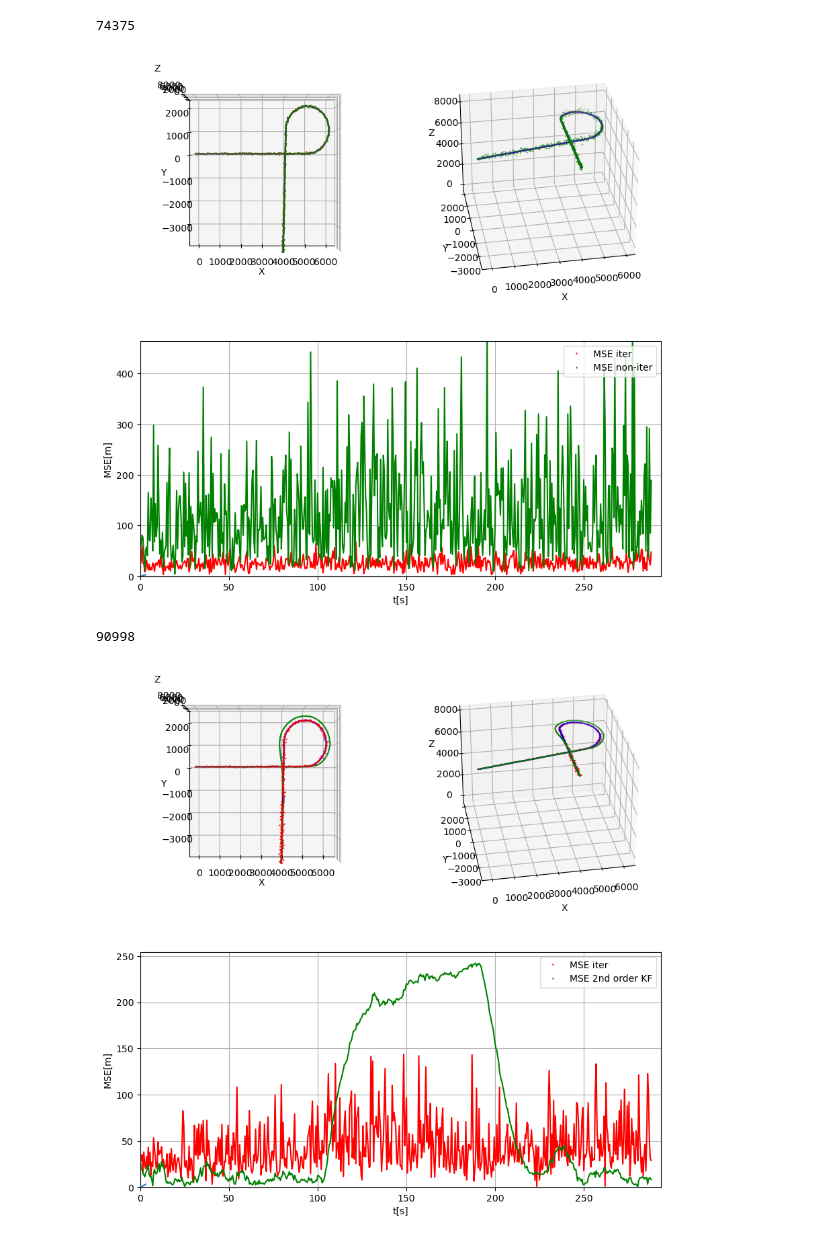
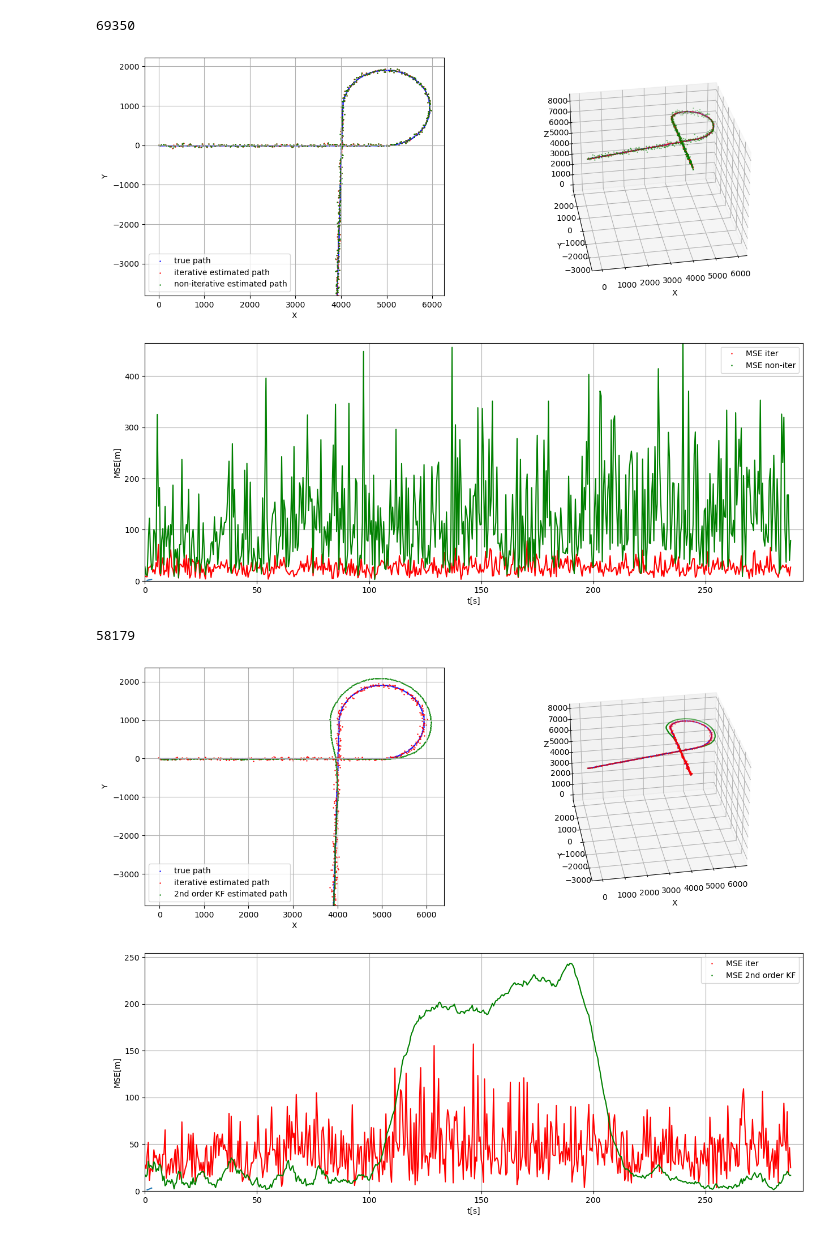
Before and after one commit to EilamNir/noisy-triangulation, a Jupyter notebook: python/src/animations.ipynb, the cells around one changed output. Drawn from its saved outputs; the diff is of its cells as text; code cells hidden in the pictures.

```diff
--- a/python/src/animations.ipynb
+++ b/python/src/animations.ipynb
@@ -209,29 +212,31 @@ estimation_error_iter = np.square(estimated_path-path1.path)
 MSE_non_it_est = np.sqrt(estimation_error_iter)
 
 # Plot the estimated path
-fig = plt.figure(figsize = (10, 10))
-ax1 = fig.add_subplot(2, 2, 1, projection='3d')
+fig = plt.figure(figsize = (15, 12))
+ax1 = fig.add_subplot(2, 2, 1)
 ax2 = fig.add_subplot(2, 2, 2, projection='3d')
 ax3 = fig.add_subplot(2, 1, 2)
 
-ax1.view_init(elev=90, azim=-90)
+# ax1.view_init(elev=90, azim=-90)
 ax1.set_xlabel('X')
 ax1.set_ylabel('Y')
-ax1.set_zlabel('Z')
+# ax1.set_zlabel('Z')
 ax2.view_init(elev=30, azim=-100)
 ax2.set_xlabel('X')
 ax2.set_ylabel('Y')
 ax2.set_zlabel('Z')
 ax1.set_xlim(-309.13899397680444, 6252.188891713847)
 ax1.set_ylim(-3805.23525458847, 2213.6958258307727)
-ax1.set_zlim(4542.0096036363275, 8323.433543469622)
+# ax1.set_zlim(4542.0096036363275, 8323.433543469622)
 ax2.set_xlim(-309.13899397680444, 6252.188891713847)
 ax2.set_ylim(-3805.23525458847, 2213.6958258307727)
 ax2.set_zlim(4542.0096036363275, 8323.433543469622)
 
 
-l1_1 = ax1.scatter([], [], [], color='blue', s=0.5)
-l1_2 = ax1.scatter([], [], [], color='red', s=0.5)
+l1_1 = ax1.scatter([], [], color='blue', s=0.5, label=f'true path')
+l1_2 = ax1.scatter([], [], color='red', s=0.5, label=f'estimated path')
+ax1.legend(loc='lower left')
+ax1.grid()
 
 l2_1 = ax2.scatter([], [], [], color='blue', s=0.5)
 l2_2 = ax2.scatter([], [], [], color='red', s=0.5)
@@ -262,8 +267,8 @@ with writer.saving(fig, "animations/non_iterative_estimator.gif", 200):
         l2_1.remove()
         l2_2.remove()
 
-        l1_1 = ax1.scatter(path1.path[:i, 0], path1.path[:i, 1], path1.path[:i, 2], color='blue', s=0.5)
-        l1_2 = ax1.scatter(estimated_path[:i, 0], estimated_path[:i, 1], estimated_path[:i, 2], color='red', s=0.5)
+        l1_1 = ax1.scatter(path1.path[:i, 0], path1.path[:i, 1], color='blue', s=0.5, label=f'true path')
+        l1_2 = ax1.scatter(estimated_path[:i, 0], estimated_path[:i, 1], color='red', s=0.5, label=f'estimated path')
         l2_1 = ax2.scatter(path1.path[:i, 0], path1.path[:i, 1], path1.path[:i, 2], color='blue', s=0.5)
         l2_2 = ax2.scatter(estimated_path[:i, 0], estimated_path[:i, 1], estimated_path[:i, 2], color='red', s=0.5)
 
@@ -329,31 +334,34 @@ MSE_non_it_est = np.sqrt(np.sum(np.square(estimated_path_non_it-path1.path), 1))
 
 
 # Plot the estimated paths
-fig = plt.figure(figsize = (10, 10))
-ax1 = fig.add_subplot(2, 2, 1, projection='3d')
+fig = plt.figure(figsize = (15, 12))
+ax1 = fig.add_subplot(2, 2, 1)
 ax2 = fig.add_subplot(2, 2, 2, projection='3d')
 ax3 = fig.add_subplot(2, 1, 2)
 
-ax1.view_init(elev=90, azim=-90)
+# ax1.view_init(elev=90, azim=-90)
 ax1.set_xlabel('X')
 ax1.set_ylabel('Y')
-ax1.set_zlabel('Z')
+# ax1.set_zlabel('Z')
 ax2.view_init(elev=30, azim=-100)
 ax2.set_xlabel('X')
 ax2.set_ylabel('Y')
 ax2.set_zlabel('Z')
 ax1.set_xlim(-300.8935504354232, 6257.180418836244)
 ax1.set_ylim(-3805.206975082021, 2225.523864704389)
-ax1.set_zlim(-403.0658829940836, 8464.383542875756)
+# ax1.set_zlim(-403.0658829940836, 8464.383542875756)
 ax2.set_xlim(-300.8935504354232, 6257.180418836244)
 ax2.set_ylim(-3805.206975082021, 2225.523864704389)
 ax2.set_zlim(-403.0658829940836, 8464.383542875756)
 
 
 
-l1_1 = ax1.scatter([], [], [], color='blue', s=0.5)
-l1_2 = ax1.scatter([], [], [], color='red', s=0.5)
-l1_3 = ax1.scatter([], [], [], color='green', s=0.5)
+l1_1 = ax1.scatter([], [], color='blue', s=0.5, label=f'true path')
+l1_2 = ax1.scatter([], [], color='red', s=0.5, label=f'iterative estimated path')
+l1_3 = ax1.scatter([], [], color='green', s=0.5, label=f'non-iterative estimated path')
+ax1.legend(loc='lower left')
+ax1.grid()
+
 
 l2_1 = ax2.scatter([], [], [], color='blue', s=0.5)
 l2_2 = ax2.scatter([], [], [], color='red', s=0.5)
@@ -374,38 +382,38 @@ ax3.plot([1,2,3], [1,2,3])
 metadata = dict(title='iter vs non-iterative estimator', artist='a')
 writer = PillowWriter(fps=30)
 
 with writer.saving(fig, "animations/iter_vs_non_iterative_estimator.gif", 200):
 
     t = path1.time
 
     for i in range(0, len(t)):
 
-        l1_1.remove(); l1_1 = ax1.scatter(path1.path[:i, 0], path1.path[:i, 1], path1.path[:i, 2], color='blue', s=0.5)
-        l1_2.remove(); l1_2 = ax1.scatter(estimated_path_it[:i, 0], estimated_path_it[:i, 1], estimated_path_it[:i, 2], color='red', s=0.5)
-        l1_3.remove(); l1_3 = ax1.scatter(estimated_path_non_it[:i, 0], estimated_path_non_it[:i, 1], estimated_path_non_it[:i, 2], color='green', s=0.5)
+        l1_1.remove(); l1_1 = ax1.scatter(path1.path[:i, 0], path1.path[:i, 1], color='blue', s=0.5, label=f'true path')
+        l1_2.remove(); l1_2 = ax1.scatter(estimated_path_it[:i, 0], estimated_path_it[:i, 1], color='red', s=0.5, label=f'iterative estimated path')
+        l1_3.remove(); l1_3 = ax1.scatter(estimated_path_non_it[:i, 0], estimated_path_non_it[:i, 1], color='green', s=0.5, label=f'non-iterative estimated path')
         l2_1.remove(); l2_1 = ax2.scatter(path1.path[:i, 0], path1.path[:i, 1], path1.path[:i, 2], color='blue', s=0.5)
         l2_2.remove(); l2_2 = ax2.scatter(estimated_path_it[:i, 0], estimated_path_it[:i, 1], estimated_path_it[:i, 2], color='red', s=0.5)
         l2_3.remove(); l2_3 = ax2.scatter(estimated_path_non_it[:i, 0], estimated_path_non_it[:i, 1], estimated_path_non_it[:i, 2], color='green', s=0.5)
 
 
         l3_1[0].remove(); l3_1 = ax3.plot(t[:i], MSE_it_est[:i], label=f'MSE iter', color='r')
         l3_2[0].remove(); l3_2 = ax3.plot(t[:i], MSE_non_it_est[:i], label=f'MSE non-iter', color='g')
 
         writer.grab_frame()
 
 # print(f"{ax1.get_xlim()=}")
 # print(f"{ax1.get_ylim()=}")
 # print(f"{ax1.get_zlim()=}")
 
 # print(f"{ax2.get_xlim()=}")
 # print(f"{ax2.get_ylim()=}")
 # print(f"{ax2.get_zlim()=}")
 
 # print(f"{ax3.get_xlim()=}")
 # print(f"{ax3.get_ylim()=}")
 # %% [output]
-74375
+69350
-[figure, old version]
+[figure, new version]
 # %%
 
 # animate KF second order with iterative no outliers (with total error)
@@ -448,30 +456,32 @@ MSE_it_est = np.sqrt(np.sum(np.square(estimated_path_it-path1.path), 1))
 MSE_kf = np.sqrt(np.sum(np.square(kf_path-path1.path), 1))
 
 # Plot the estimated paths
-fig = plt.figure(figsize = (10, 10))
-ax1 = fig.add_subplot(2, 2, 1, projection='3d')
+fig = plt.figure(figsize = (15, 12))
+ax1 = fig.add_subplot(2, 2, 1)
 ax2 = fig.add_subplot(2, 2, 2, projection='3d')
 ax3 = fig.add_subplot(2, 1, 2)
 
-ax1.view_init(elev=90, azim=-90)
+# ax1.view_init(elev=90, azim=-90)
 ax1.set_xlabel('X')
 ax1.set_ylabel('Y')
-ax1.set_zlabel('Z')
+# ax1.set_zlabel('Z')
 ax2.view_init(elev=30, azim=-100)
 ax2.set_xlabel('X')
 ax2.set_ylabel('Y')
 ax2.set_zlabel('Z')
 ax1.set_xlim(-326.3613386912707, 6394.002072967221)
 ax1.set_ylim(-3818.2816151472343, 2366.350533989159)
-ax1.set_zlim(-390.95590781955235, 8210.0740642106)
+# ax1.set_zlim(-390.95590781955235, 8210.0740642106)
 ax2.set_xlim(-326.3613386912707, 6394.002072967221)
 ax2.set_ylim(-3818.2816151472343, 2366.350533989159)
 ax2.set_zlim(-390.95590781955235, 8210.0740642106)
 
 
-l1_1 = ax1.scatter([], [], [], color='blue', s=0.5)
-l1_2 = ax1.scatter([], [], [], color='red', s=0.5)
-l1_3 = ax1.scatter([], [], [], color='green', s=0.5)
+l1_1 = ax1.scatter([], [], color='blue', s=0.5, label=f'true path')
+l1_2 = ax1.scatter([], [], color='red', s=0.5, label=f'iterative estimated path')
+l1_3 = ax1.scatter([], [], color='green', s=0.5, label=f'2nd order KF estimated path')
+ax1.legend(loc='lower left')
+ax1.grid()
 
 l2_1 = ax2.scatter([], [], [], color='blue', s=0.5)
 l2_2 = ax2.scatter([], [], [], color='red', s=0.5)
@@ -498,9 +508,9 @@ with writer.saving(fig, "animations/iter_vs_2nd_order_kf.gif", 200):
 
     for i in range(0, len(t)):
 
-        l1_1.remove(); l1_1 = ax1.scatter(path1.path[:i, 0], path1.path[:i, 1], path1.path[:i, 2], color='blue', s=0.5)
-        l1_2.remove(); l1_2 = ax1.scatter(estimated_path_it[:i, 0], estimated_path_it[:i, 1], estimated_path_it[:i, 2], color='red', s=0.5)
-        l1_3.remove(); l1_3 = ax1.scatter(kf_path[:i, 0], kf_path[:i, 1], kf_path[:i, 2], color='green', s=0.5)
+        l1_1.remove(); l1_1 = ax1.scatter(path1.path[:i, 0], path1.path[:i, 1], color='blue', s=0.5, label=f'true path')
+        l1_2.remove(); l1_2 = ax1.scatter(estimated_path_it[:i, 0], estimated_path_it[:i, 1], color='red', s=0.5, label=f'iterative estimated path')
+        l1_3.remove(); l1_3 = ax1.scatter(kf_path[:i, 0], kf_path[:i, 1], color='green', s=0.5, label=f'2nd order KF estimated path')
         l2_1.remove(); l2_1 = ax2.scatter(path1.path[:i, 0], path1.path[:i, 1], path1.path[:i, 2], color='blue', s=0.5)
         l2_2.remove(); l2_2 = ax2.scatter(estimated_path_it[:i, 0], estimated_path_it[:i, 1], estimated_path_it[:i, 2], color='red', s=0.5)
         l2_3.remove(); l2_3 = ax2.scatter(kf_path[:i, 0], kf_path[:i, 1], kf_path[:i, 2], color='green', s=0.5)
@@ -522,8 +532,8 @@ with writer.saving(fig, "animations/iter_vs_2nd_order_kf.gif", 200):
 # print(f"{ax3.get_xlim()=}")
 # print(f"{ax3.get_ylim()=}")
 # %% [output]
-90998
+58179
-[figure, old version]
+[figure, new version]
 # %%
 
 # animate KF third order with iterative no outliers (with total error)
```
Also changed, not shown: parts of 6 cells of this notebook.
